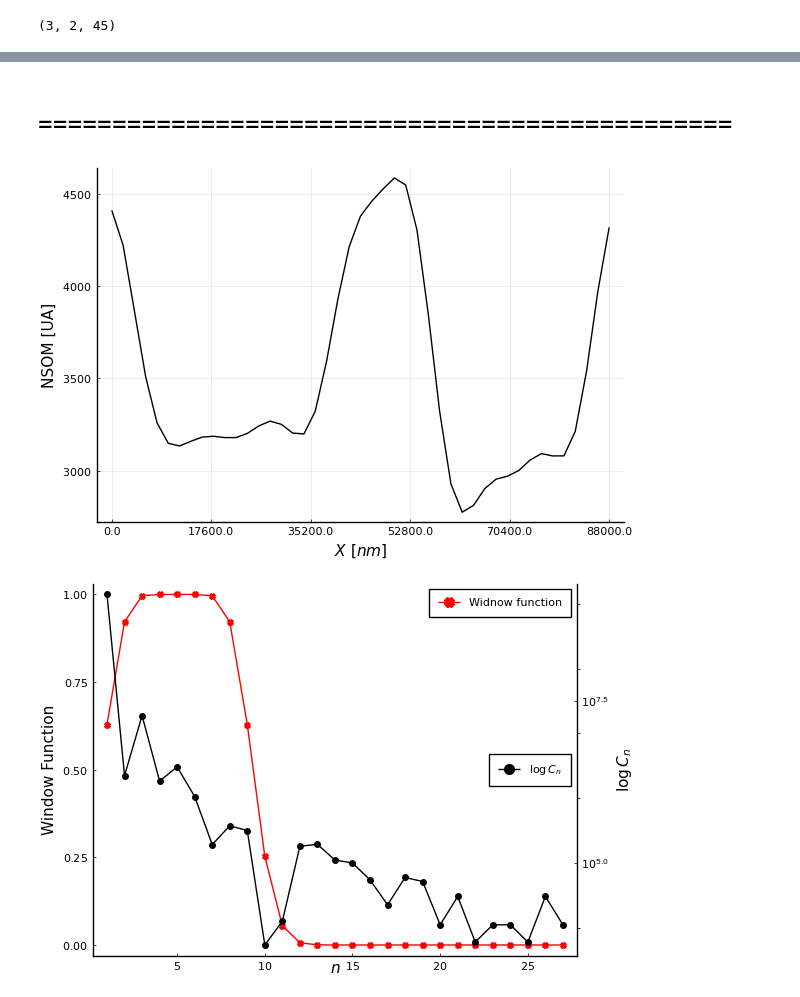
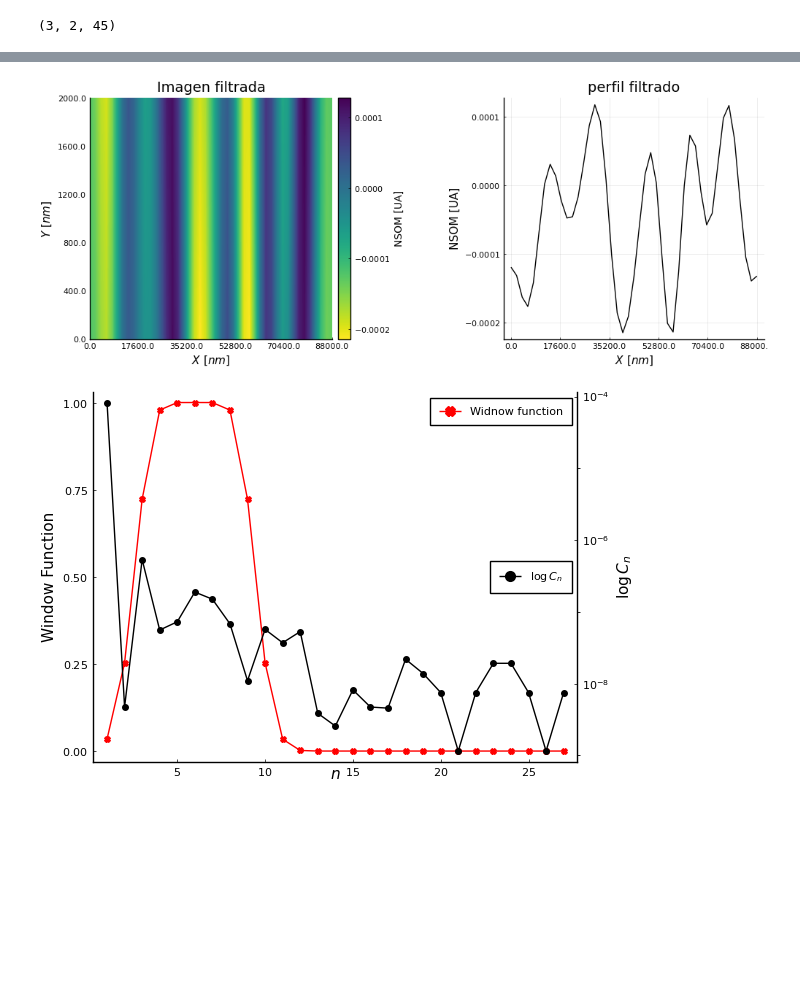
Before and after one commit to Gabmtzz/juDataNSOM, a Jupyter notebook: notebook/nsomdata.ipynb, the cells around one changed output, grey strips where cells are left out. Drawn from its saved outputs; the diff is of its cells as text; code cells hidden in the pictures; blank space fills up the shorter version.

```diff
--- a/notebook/nsomdata.ipynb
+++ b/notebook/nsomdata.ipynb
@@ -19,11 +21,13 @@ size(data)
 # %%
 
-datIm = data[1,:,:]
+datIm = data[2,:,:]
 labelT = "NSOM [UA]"
 
 p1 = DataAnNSOM.plotImag(mo,dy,datIm, labelT,5,fi)
+p1 = title!("Imagen NSOM")
 #p1 = hline!([1,1], c = :red, label=:none)
 p2 = DataAnNSOM.plotProfile(mo,dy,datIm, labelT,5,1,fi);
+p2 = title!("Perfil NSOM")
 #plot(p1,p2, size=(1200,400) )
-p1
+plot(p1,p2, size=(1000,400))
 # %% [output]
@@ -43,16 +35,18 @@ plot(pE,pD, size=(1200,400))
-# %% [markdown]
-# ===============================================
 # %%
-n0,nct = 5,2
+n0,nct = 6,1.6
 opt,order = "GH",4
-datFiltr = DataAnNSOM.getFiltImag1(datIm,n0,nct,opt,order)
+datFiltr1 = DataAnNSOM.getFiltImag1(datIm,n0,nct,opt,order)
 
-DataAnNSOM.plotProfile(mo,dy,datFiltr, labelT,5,1,fi)
+p1f = DataAnNSOM.plotImag(mo,dy,datFiltr1, labelT,5,fi)
+p1f = title!("Imagen filtrada")
+p2f = DataAnNSOM.plotProfile(mo,dy,datFiltr1, labelT,5,1,fi)
+p2f = title!("perfil filtrado")
+plot(p1f,p2f, size=(1000,400))
 # %% [output]
-[figure, old version]
+[figure, new version]
 # %%
 PSD,dataF = DataAnNSOM.GetFourierCoefs1(datIm[1,:])
 _,indices = DataAnNSOM.GetFilteredData1(dataF,n0,nct,opt,order)
 DataAnNSOM.PlotFilter(PSD,indices)
 # %% [output]
-[figure, old version]
+[figure, new version]
```
Also changed, not shown: parts of 28 cells of this notebook, 1 other file.
